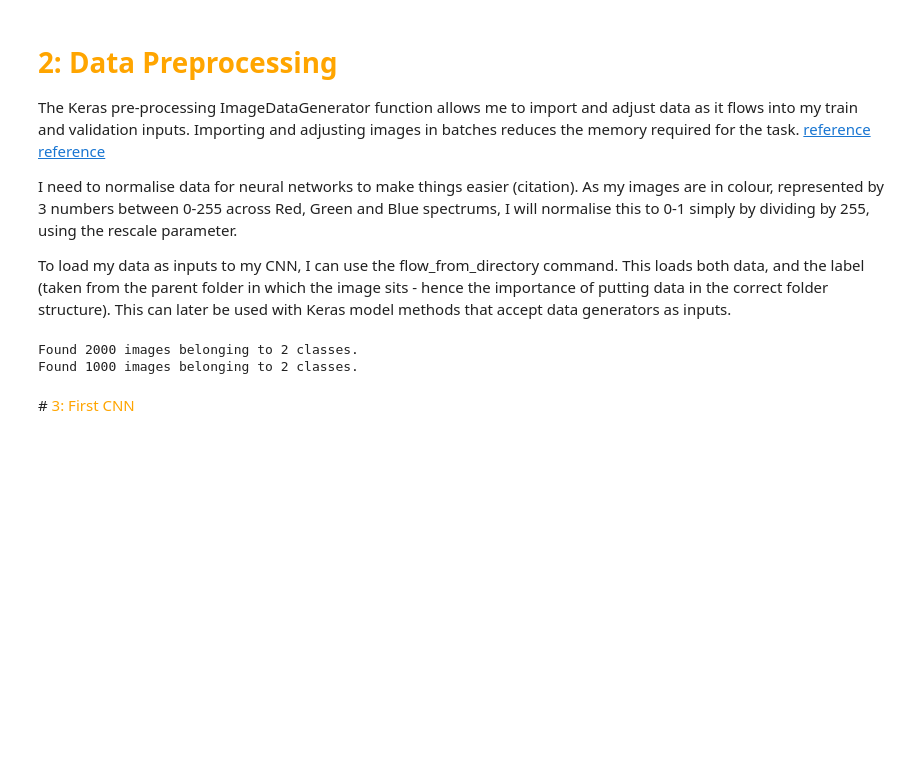
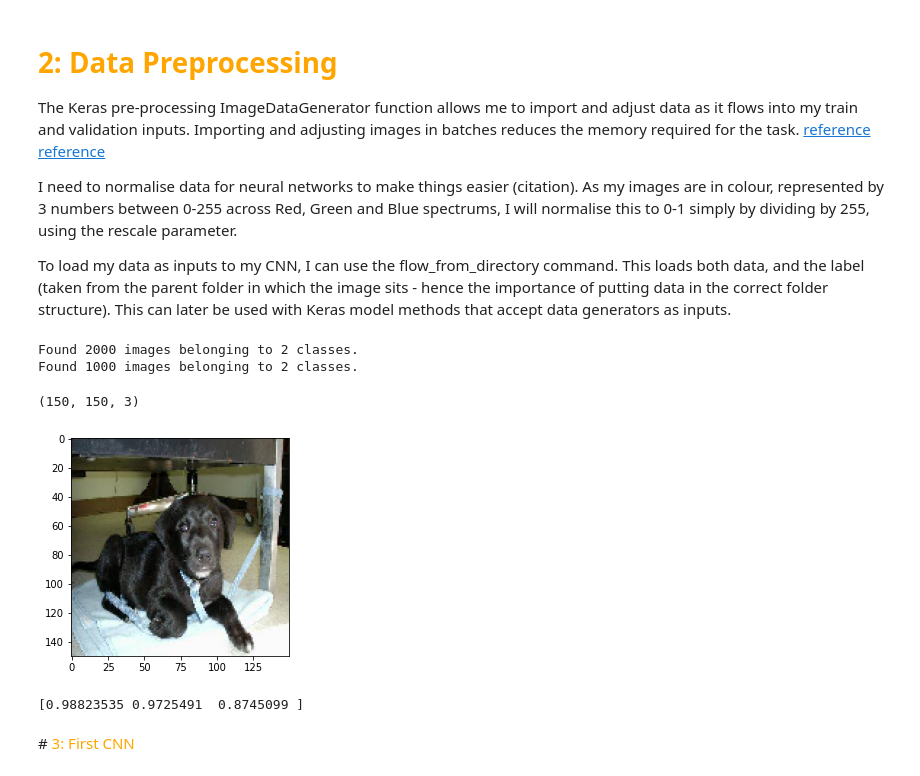
Before and after one commit to boxfather78/MLAI, a Jupyter notebook: 20230323_MLAI_Summative_Assessment_0_2.ipynb, the cells around one changed output. Cells and saved outputs as stored; diff of their text form; code cells hidden in the pictures; blank space fills up the shorter version.

```diff
--- a/20230323_MLAI_Summative_Assessment_0_2.ipynb
+++ b/20230323_MLAI_Summative_Assessment_0_2.ipynb
@@ -122,12 +121,17 @@ from tensorflow.keras.preprocessing.image import ImageDataGenerator
 train_datagen = ImageDataGenerator(rescale=1./255)
 val_datagen = ImageDataGenerator(rescale=1./255)
 
+save_dir = os.mkdir('/tmp/cats_and_dogs_filtered/save')
+img_out = os.path.join(base_dir, 'save') # creating folder for saved images, allowing to plot
+
 # Flow training images in batches of 20 using train_datagen generator
 train_generator = train_datagen.flow_from_directory(
         train_dir,  # This is the source directory for training images defined above
         target_size=(150, 150),  # All images will be resized to 150x150
         batch_size=20,
-        shuffle=True, #Randomly sort the images
+        shuffle=True, # Randomly sort images
+        save_to_dir = img_out,
+        save_format="png",
         # Since we use binary_crossentropy loss, we need binary labels
         class_mode='binary')
 
@@ -137,10 +141,28 @@ val_generator = val_datagen.flow_from_directory(
         target_size=(150, 150),
         batch_size=20,
         shuffle = False, #We don't want to randomly sort these as we will keep the order to compare vs. predictions
+        save_to_dir = img_out,
+        save_format="png",
         class_mode='binary')
 # %% [output]
 Found 2000 images belonging to 2 classes.
 Found 1000 images belonging to 2 classes.
+# %%
+# Take a look at a random resized image (run multiple times to view different images)
+from IPython.core.display import display, HTML
+
+batch = next(train_generator)  # returns batch of images and labels
+img = batch[0][0]   # picks the first image from batch (as we are shuffling folder, it will pick a random image)
+plt.imshow(img)   # shows the first image
+print(img.shape)
+# %% [output]
+(150, 150, 3)
+[figure, added]
+# %%
+# visualise the input for each image
+print(img[1,0])
+# %% [output]
+[0.98823535 0.9725491  0.8745099 ]
 # %% [markdown]
 #<font color='Orange'> 3: First CNN </font>
 # %% [markdown]
```
Also changed, not shown: parts of 7 cells of this notebook.
